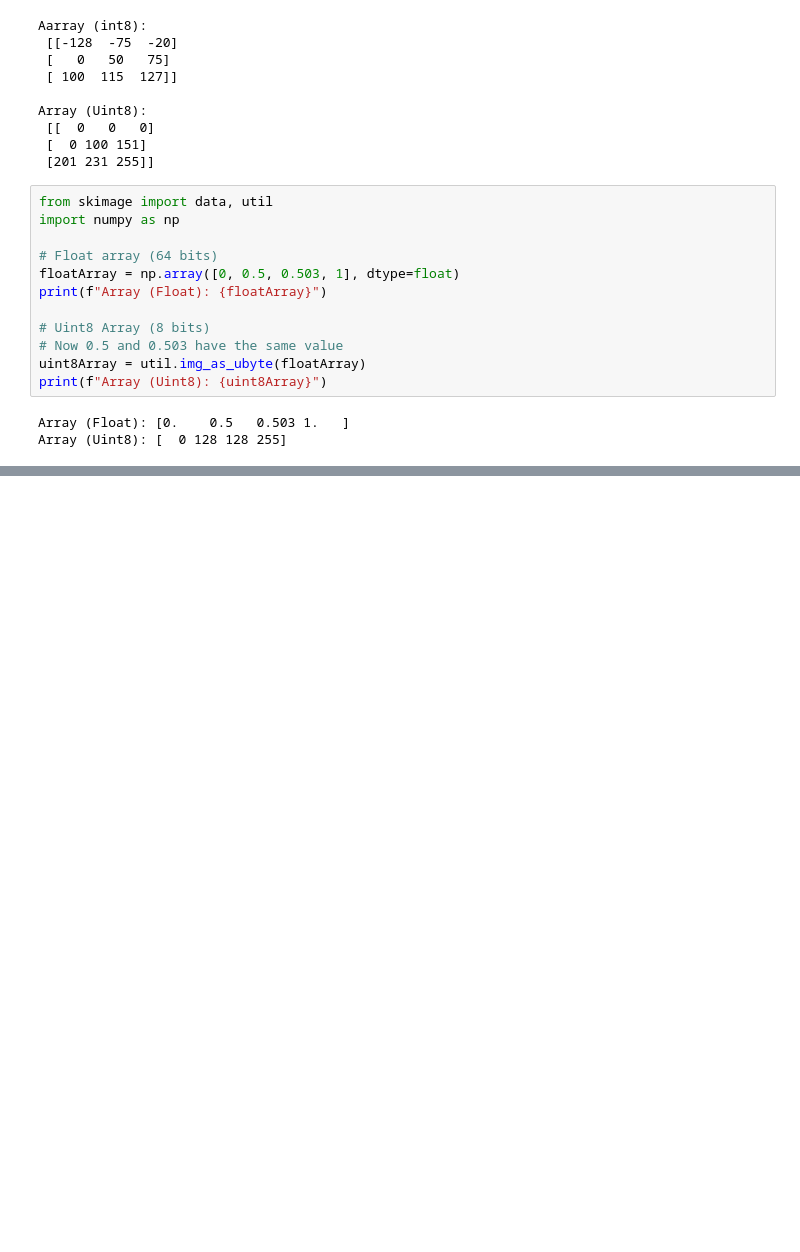
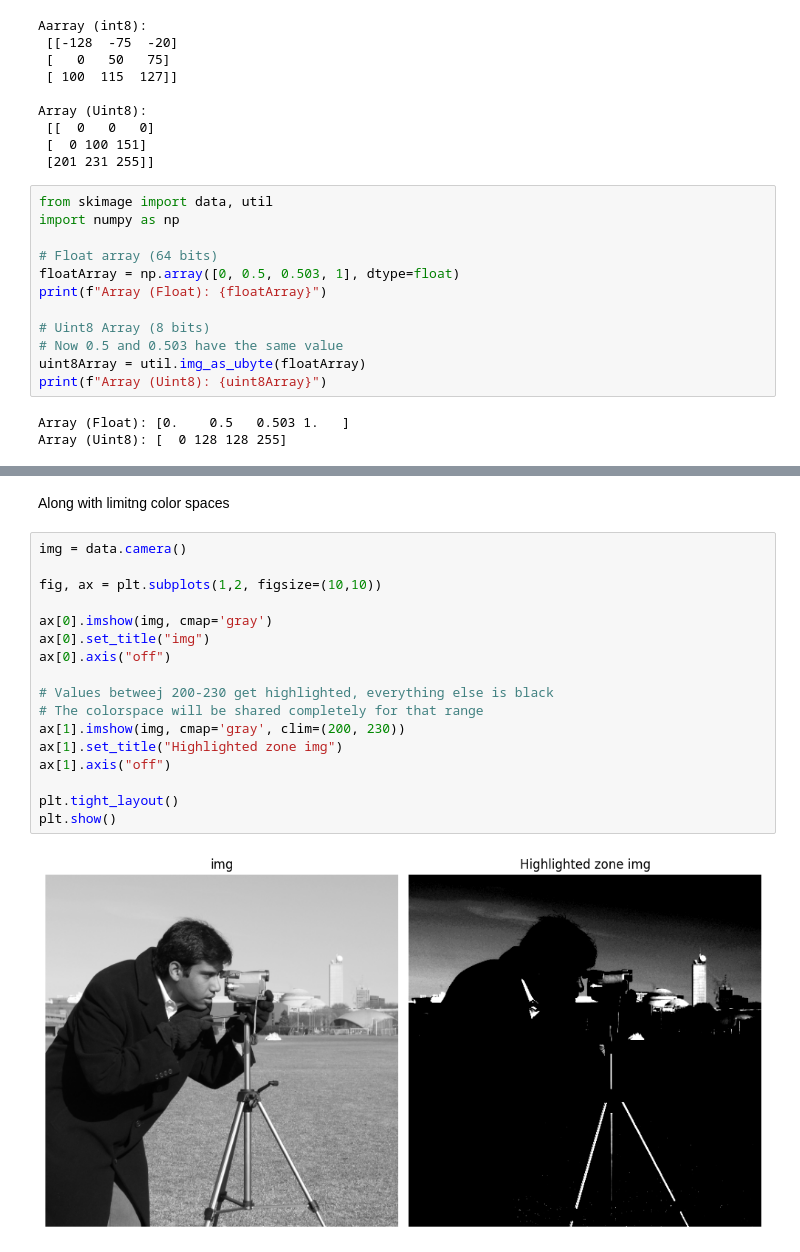
Before and after one commit to Tommy1908/ERV-CC, a Jupyter notebook: 01_Basics/05_datatypes.ipynb, the cells around one changed output, grey strips where cells are left out. Cells and saved outputs as stored; diff of their text form; blank space fills up the shorter version.

```diff
--- a/01_Basics/05_datatypes.ipynb
+++ b/01_Basics/05_datatypes.ipynb
@@ -196,0 +272,21 @@ Array (Uint8): [  0 128 128 255]
+# %% [markdown]
+Along with limitng color spaces
+# %%
+img = data.camera()
+
+fig, ax = plt.subplots(1,2, figsize=(10,10))
+
+ax[0].imshow(img, cmap='gray')
+ax[0].set_title("img")
+ax[0].axis("off")
+
+# Values betweej 200-230 get highlighted, everything else is black
+# The colorspace will be shared completely for that range
+ax[1].imshow(img, cmap='gray', clim=(200, 230))
+ax[1].set_title("Highlighted zone img")
+ax[1].axis("off")
+
+plt.tight_layout()
+plt.show()
+# %% [output]
+[figure, added]
```
Also changed, not shown: parts of 8 cells of this notebook.
